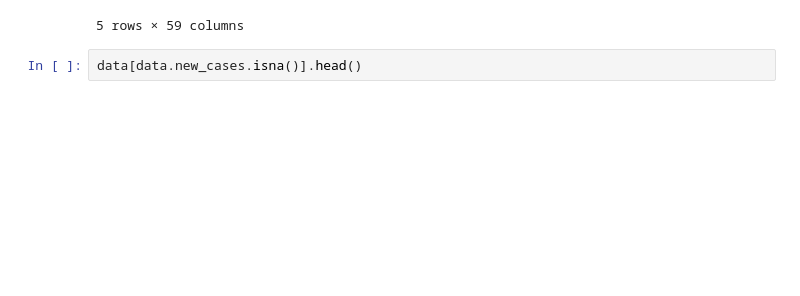
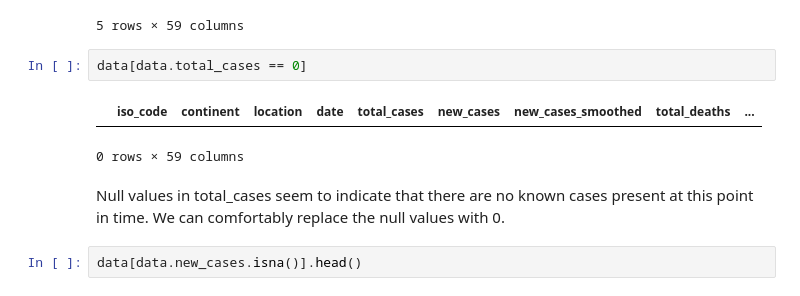
Before and after one commit to CGrannan/Covid-19-Project, a Jupyter notebook: Covid_19_stats.ipynb, the cells around one changed output. Drawn from its saved outputs; the diff is of its cells as text; blank space fills up the shorter version.

```diff
--- a/Covid_19_stats.ipynb
+++ b/Covid_19_stats.ipynb
@@ -49,6 +59,13 @@ data[data.total_cases.isna()].head()
 | 741 | ALB | Europe | Albania | 2020-02-27 | NaN | NaN | NaN | NaN | ... |
 | 742 | ALB | Europe | Albania | 2020-02-28 | NaN | NaN | NaN | NaN | ... |
 5 rows × 59 columns
+# %%
+data[data.total_cases == 0]
+# %% [output]
+|  | iso_code | continent | location | date | total_cases | new_cases | new_cases_smoothed | total_deaths | ... |
+0 rows × 59 columns
+# %% [markdown]
+Null values in total_cases seem to indicate that there are no known cases present at this point in time. We can comfortably replace the null values with 0.
 # %%
 data[data.new_cases.isna()].head()
 # %% [output]
```
Also changed, not shown: parts of 16 cells of this notebook.
